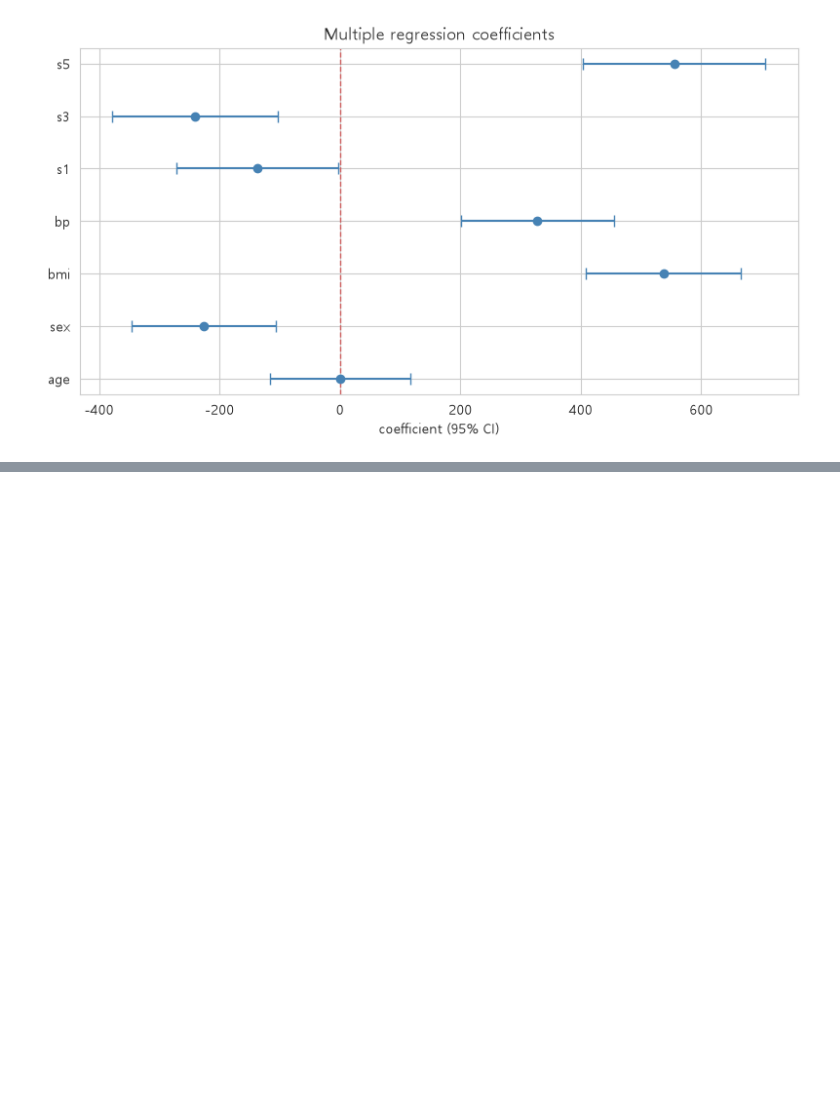
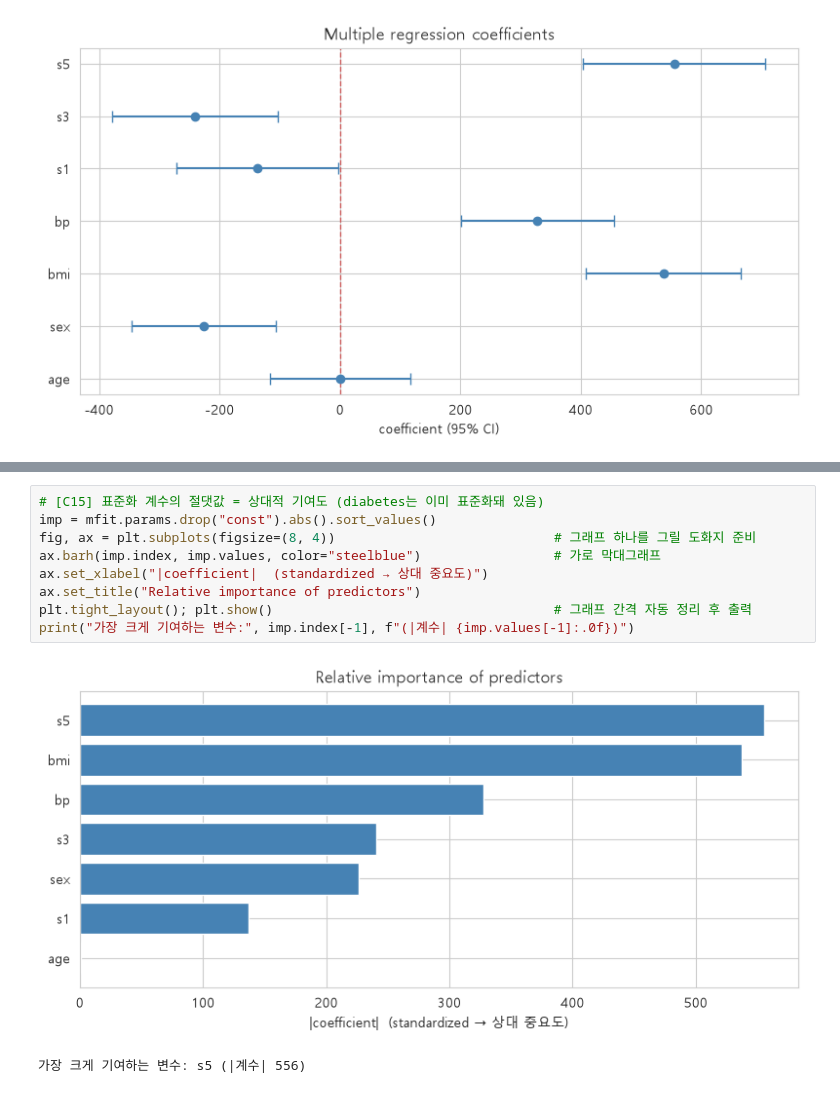
Before and after one commit to jiwoon-oh/ai-data-bootcamp, a Jupyter notebook: D015/day15-report-code.ipynb, the cells around one changed output, grey strips where cells are left out. Drawn from its saved outputs; the diff is of its cells as text; blank space fills up the shorter version.

```diff
--- a/D015/day15-report-code.ipynb
+++ b/D015/day15-report-code.ipynb
@@ -405,0 +441,12 @@ plt.tight_layout(); plt.show()                                    # 그래프
+# %%
+# [C15] 표준화 계수의 절댓값 = 상대적 기여도 (diabetes는 이미 표준화돼 있음)
+imp = mfit.params.drop("const").abs().sort_values()
+fig, ax = plt.subplots(figsize=(8, 4))                            # 그래프 하나를 그릴 도화지 준비
+ax.barh(imp.index, imp.values, color="steelblue")                 # 가로 막대그래프
+ax.set_xlabel("|coefficient|  (standardized → 상대 중요도)")
+ax.set_title("Relative importance of predictors")
+plt.tight_layout(); plt.show()                                    # 그래프 간격 자동 정리 후 출력
+print("가장 크게 기여하는 변수:", imp.index[-1], f"(|계수| {imp.values[-1]:.0f})")
+# %% [output]
+[figure, added]
+가장 크게 기여하는 변수: s5 (|계수| 556)
```
Also changed, not shown: parts of 22 cells of this notebook.
